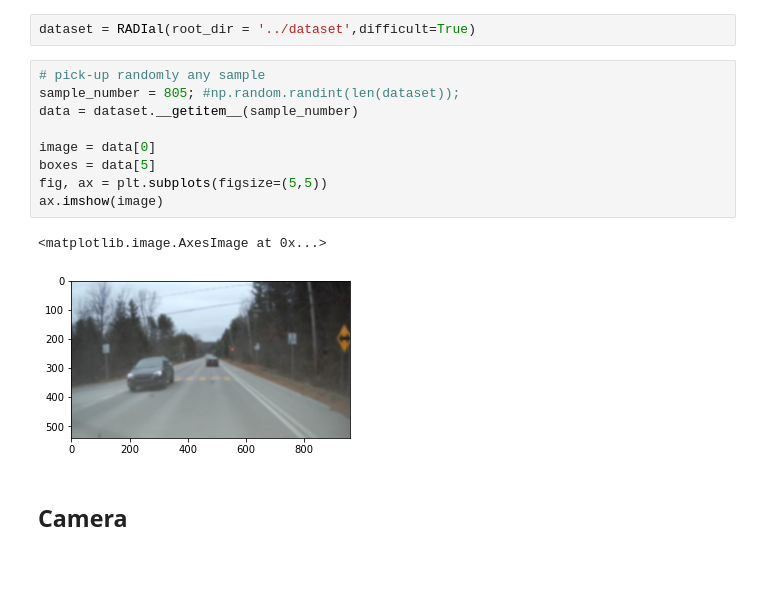
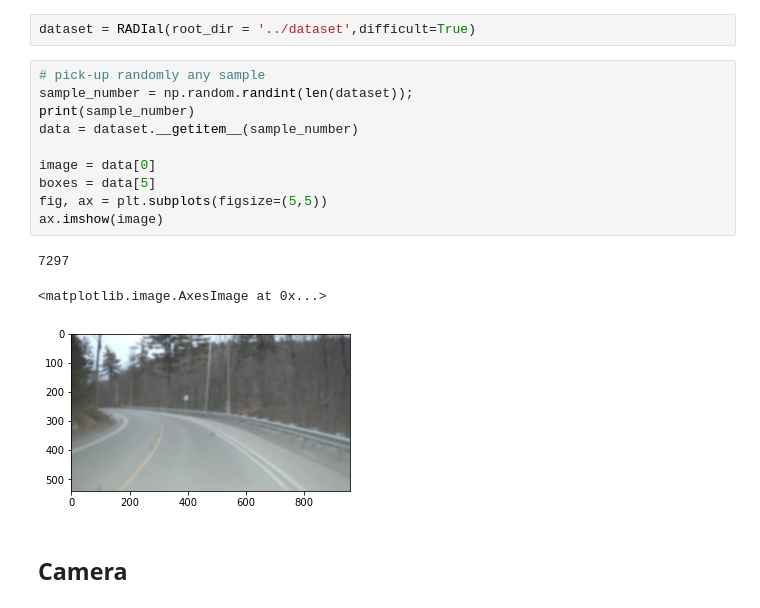
Before and after one commit to MasterThesis-2022/RADIal, a Jupyter notebook: loader/example_dataset.ipynb, the cells around one changed output. Cells and saved outputs as stored; diff of their text form; blank space fills up the shorter version.

```diff
--- a/loader/example_dataset.ipynb
+++ b/loader/example_dataset.ipynb
@@ -38,16 +38,18 @@ calib = np.load('../DBReader/examples/camera_calib.npy',allow_pickle=True).item(
 dataset = RADIal(root_dir = '../dataset',difficult=True)
 # %%
 # pick-up randomly any sample
-sample_number = 805; #np.random.randint(len(dataset));
+sample_number = np.random.randint(len(dataset));
+print(sample_number)
 data = dataset.__getitem__(sample_number)
 
 image = data[0]
 boxes = data[5]
 fig, ax = plt.subplots(figsize=(5,5))
 ax.imshow(image)
 # %% [output]
-<matplotlib.image.AxesImage at 0x...>
+7297
+<matplotlib.image.AxesImage at 0x...>
-[figure, old version]
+[figure, new version]
 # %% [markdown]
 ## Camera
 # %%
```
Also changed, not shown: parts of 6 cells of this notebook.
